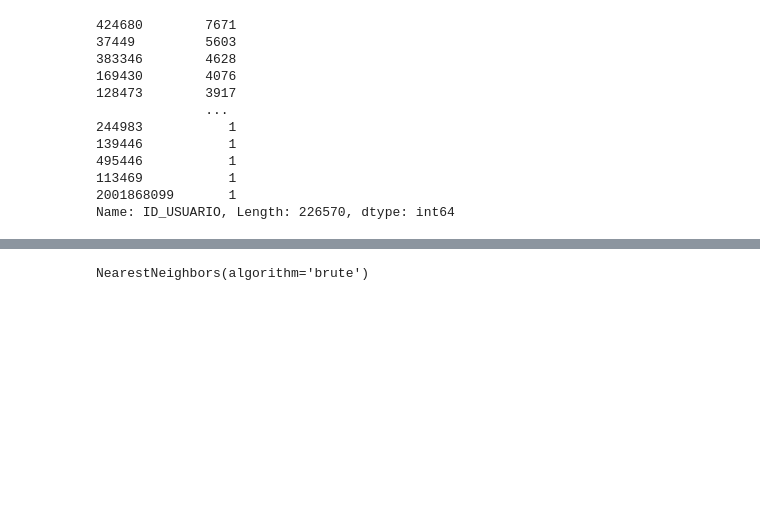
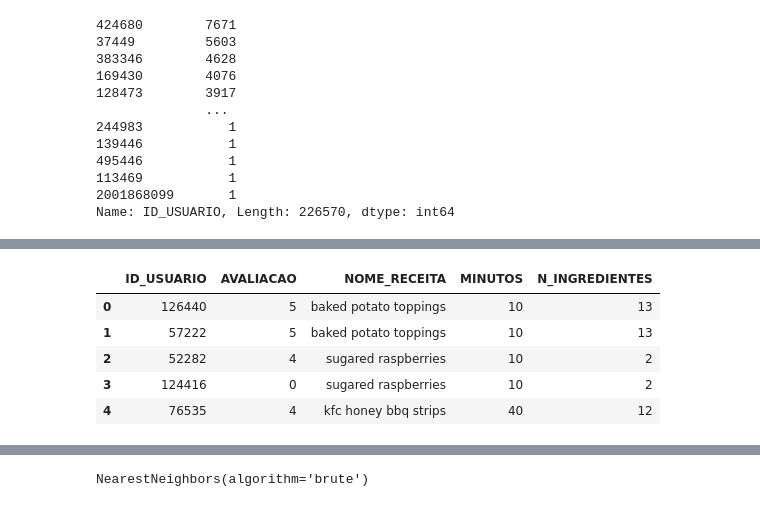
Before and after one commit to PedroCosDi/ProjetoAplicadoMack3, a Jupyter notebook: Etapa 2/projeto3_modelo.ipynb, the cells around one changed output, grey strips where cells are left out. Saved outputs shown, nothing was run; the diff lists cells and outputs as text; code cells hidden in the pictures; blank space fills up the shorter version.

```diff
--- a/Etapa 2/projeto3_modelo.ipynb
+++ b/Etapa 2/projeto3_modelo.ipynb
@@ -163,2 +236,11 @@ inter_receita
 del inter_receita['ID_RECEITA']
+# %%
+inter_receita.head()
+# %% [output]
+|  | ID_USUARIO | AVALIACAO | NOME_RECEITA | MINUTOS | N_INGREDIENTES |
+| 0 | 126440 | 5 | baked potato toppings | 10 | 13 |
+| 1 | 57222 | 5 | baked potato toppings | 10 | 13 |
+| 2 | 52282 | 4 | sugared raspberries | 10 | 2 |
+| 3 | 124416 | 0 | sugared raspberries | 10 | 2 |
+| 4 | 76535 | 4 | kfc honey bbq strips | 40 | 12 |
 # %%
```
Also changed, not shown: parts of 40 cells of this notebook.
